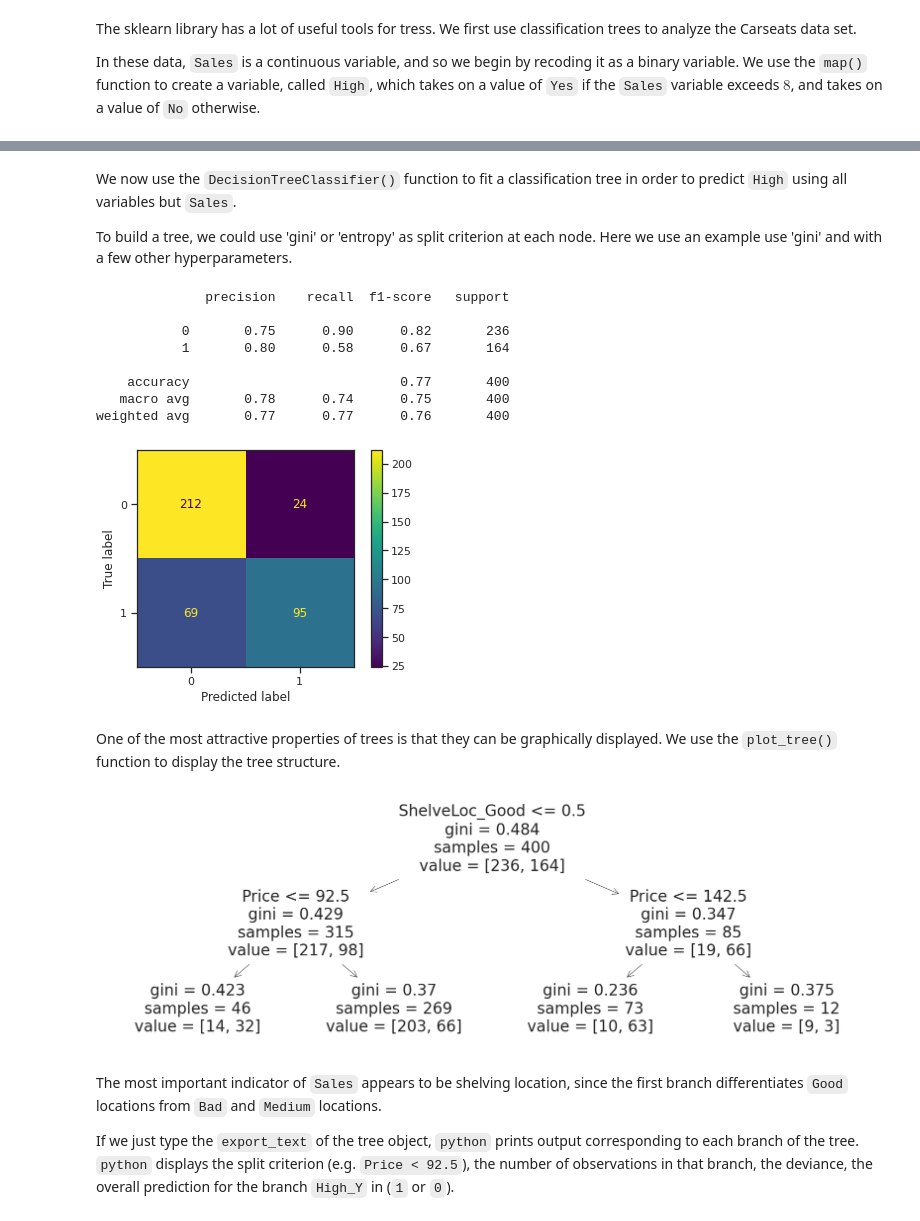
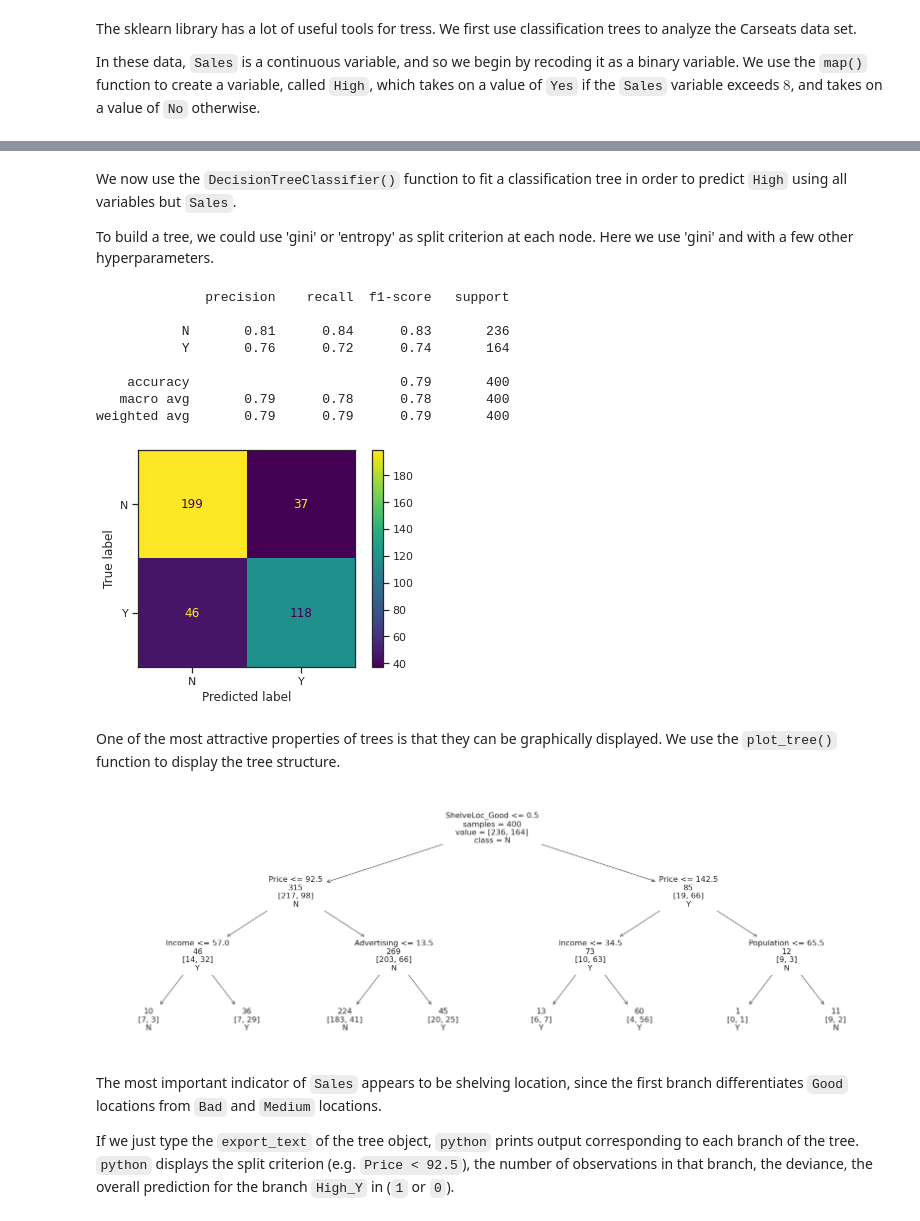
Before and after one commit to tvanzyl/ISL2_Python, a Jupyter notebook: Chapter_8_Lab.ipynb, the cells around one changed output, grey strips where cells are left out. Cells and saved outputs as stored; diff of their text form; code cells hidden in the pictures.

```diff
--- a/Chapter_8_Lab.ipynb
+++ b/Chapter_8_Lab.ipynb
@@ -54,11 +54,4 @@ The sklearn library has a lot of useful tools for tress. We first use classifica
 In these data, `Sales` is a continuous variable, and so we begin by recoding it  as a binary variable. We use the `map()` function to create a variable, called `High`, which takes on a value of `Yes` if the `Sales` variable exceeds $8$, and takes on a value of `No` otherwise.
 # %%
 carseats = pd.read_csv('https://raw.githubusercontent.com/tvanzyl/Sharing_ISL_python/master/data/Carseats.csv')
-carseats['High'] = carseats.Sales.map(lambda x: 'Y' if x>8 else 'N')
-carseats.High = carseats.High.astype("category")
-carseats.ShelveLoc = carseats.ShelveLoc.astype(CategoricalDtype(['Bad', 'Medium', 'Good'], ordered=True))
-carseats.Urban = carseats.Urban.astype('category')
-carseats.US = carseats.US.astype('category')
-carseats = pd.get_dummies(carseats, columns=["ShelveLoc","Urban","US", "High"], drop_first=True)
-print(carseats.describe())
-print(carseats.info())
+carseats['High'] = (carseats.Sales.map(lambda x: 'Y' if x>8 else 'N')).astype("category")
@@ -82,0 +60,3 @@ None
+# %%
+carseats = pd.get_dummies(carseats, columns=["ShelveLoc","Urban","US"], drop_first=True)
+print(carseats.describe())
@@ -83,36 +81,42 @@ None
 # %% [markdown]
 We now  use the `DecisionTreeClassifier()` function to fit a classification tree in order to predict `High` using all variables but `Sales`.
 
-To build a tree, we could use 'gini' or 'entropy' as split criterion at each node. Here we use an example use 'gini' and with a few other hyperparameters.
+To build a tree, we could use 'gini' or 'entropy' as split criterion at each node. Here we use 'gini' and with a few other hyperparameters.
+# %%
+X_carseat = carseats.drop(["Sales","High"], axis=1)
+y_carseat = carseats.High
 # %%
-clf_gini = DecisionTreeClassifier(random_state=100, max_depth=2)
-clf_gini.fit(carseats.drop(["Sales","High_Y"], axis=1), carseats.High_Y)
+clf_gini = DecisionTreeClassifier(random_state=100, max_depth=3)
+clf_gini.fit(X_carseat,y_carseat)
 
-predict_label = clf_gini.predict(carseats.drop(["Sales","High_Y"], axis=1))
-predict_probs = clf_gini.predict_proba(carseats.drop(["Sales","High_Y"], axis=1))
-predict_label = pd.DataFrame(predict_label, columns=["High_Y"], dtype="category", index=carseats.index)
+predict_label = clf_gini.predict(X_carseat)
+predict_probs = clf_gini.predict_proba(X_carseat)
+predict_label = pd.DataFrame(predict_label, columns=["High"], dtype="category", index=carseats.index)
 predict_probs = pd.DataFrame(predict_probs, columns=clf_gini.classes_, index=carseats.index)
 
-ConfusionMatrixDisplay.from_predictions(carseats.High_Y, predict_label.High_Y);
-print(classification_report(carseats.High_Y, predict_label.High_Y))
+ConfusionMatrixDisplay.from_predictions(carseats.High, predict_label.High);
+print(classification_report(carseats.High, predict_label.High))
 # %% [output]
               precision    recall  f1-score   support
 
-           0       0.75      0.90      0.82       236
-           1       0.80      0.58      0.67       164
+           N       0.81      0.84      0.83       236
+           Y       0.76      0.72      0.74       164
 
-    accuracy                           0.77       400
-   macro avg       0.78      0.74      0.75       400
-weighted avg       0.77      0.77      0.76       400
+    accuracy                           0.79       400
+   macro avg       0.79      0.78      0.78       400
+weighted avg       0.79      0.79      0.79       400
-[figure, old version]
+[figure, new version]
 # %% [markdown]
 One of the most attractive properties of trees is that they can be  graphically displayed. We use the `plot_tree()` function to display the tree structure.
 # %%
 plt.figure(figsize=(30,10))  # customize according to the size of your tree
-plot_tree(clf_gini, feature_names=carseats.drop(["Sales","High_Y"], axis=1).columns)
+plot_tree(clf_gini,
+          feature_names=clf_gini.feature_names_in_,
+          class_names=clf_gini.classes_,
+          label='root',impurity=False)
 plt.show()
 # %% [output]
-[figure, old version]
+[figure, new version]
 # %% [markdown]
 The most important indicator of `Sales` appears to be shelving location, since the first branch differentiates `Good` locations from `Bad` and `Medium` locations.
 
```
Also changed, not shown: parts of 33 cells of this notebook, 1 other file.
